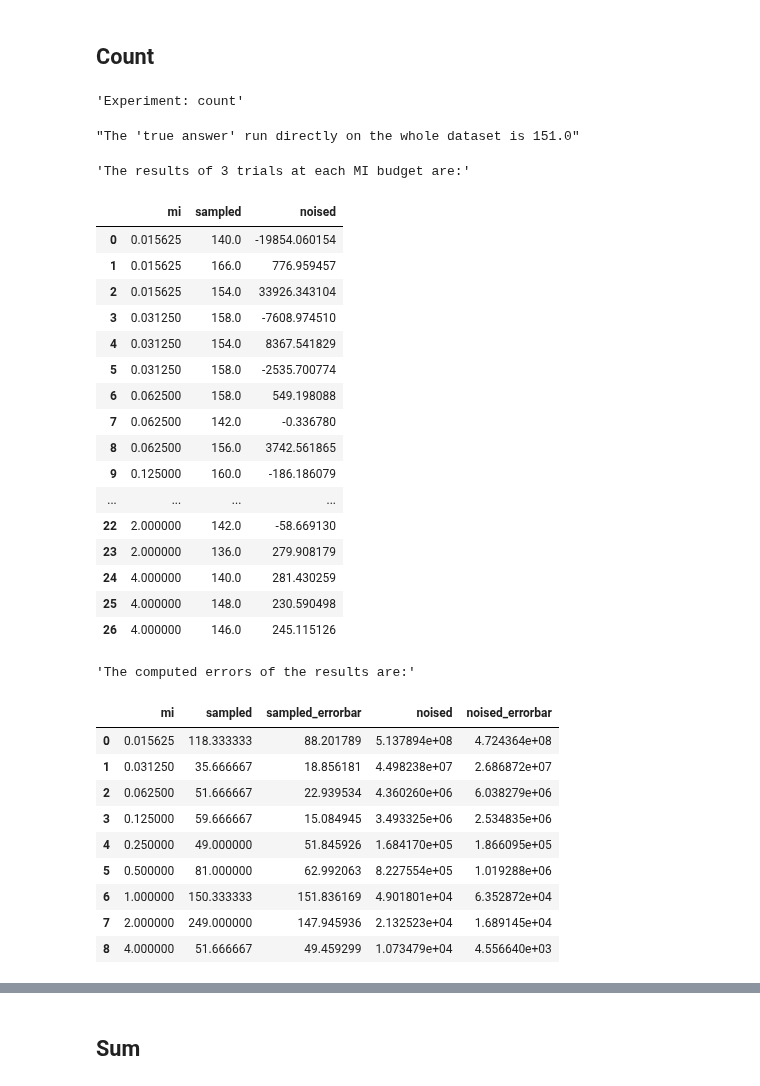
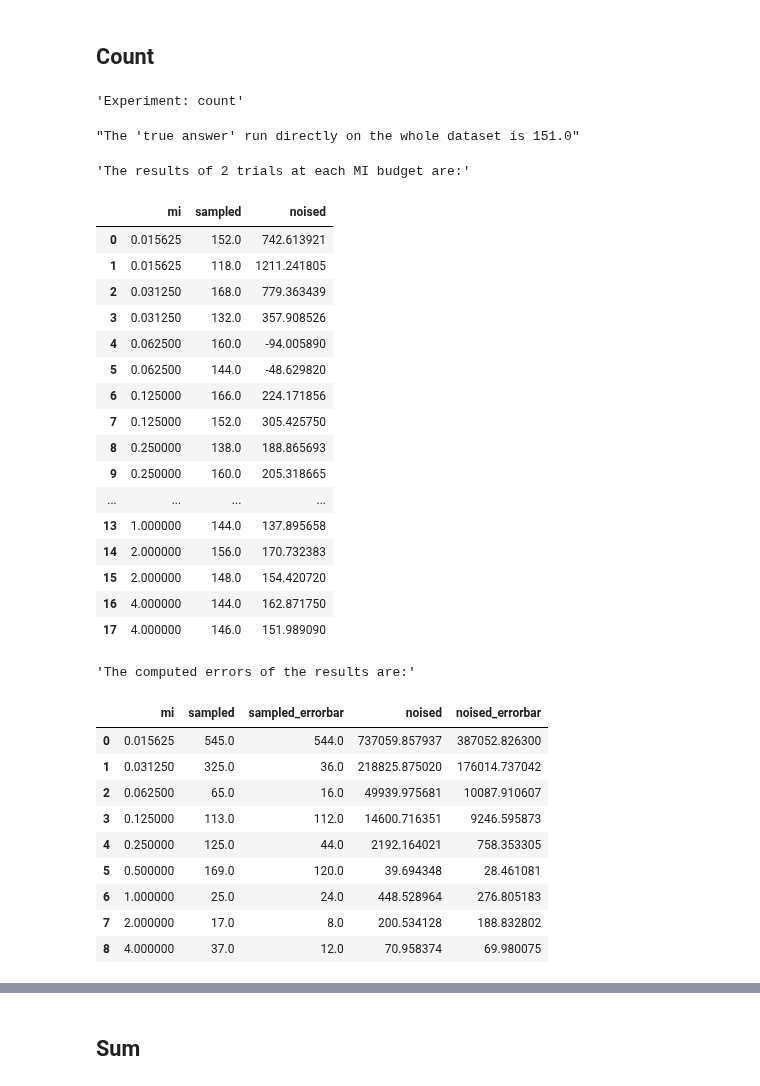
Before and after one commit to michaelnoguera/pacdb, a Jupyter notebook: benchmark.ipynb, the cells around one changed output, grey strips where cells are left out. Saved outputs shown, nothing was run; the diff lists cells and outputs as text; code cells hidden in the pictures.

```diff
--- a/benchmark.ipynb
+++ b/benchmark.ipynb
@@ -47,7 +43,7 @@ To adjust logging level use sc.setLogLevel(newLevel). For SparkR, use setLogLeve
 
 Source - https://archive.ics.uci.edu/dataset/320/student+performance
 # %%
-math_df = spark.read.csv("./data/student_performance/student-mat.csv", header=True, inferSchema=True, sep=";")
+math_df: pyspark.sql.DataFrame = spark.read.csv("./data/student_performance/student-mat.csv", header=True, inferSchema=True, sep=";")
 #portuguese_df = spark.read.csv("./data/student_performance/student-por.csv", header=True, inferSchema=True, sep=";")
 # %% [markdown]
 ## Defining the Benchmark
@@ -76,7 +72,6 @@ def run_experiment(df: pyspark.sql.DataFrame,
                    sample_size: int = 3,
                    sampling_rate: float = 0.5,
                    m: int = 10,
-                   tau: int = 1,
                    c: float = 1e-6):
     """
     Run an experiment to compare the accuracy of a query on a DataFrame with and without noise added.
@@ -88,7 +83,6 @@ def run_experiment(df: pyspark.sql.DataFrame,
         sample_size: number of samples per MI (re-runs whole PAC algorithm sample_size times)
         sampling_rate: fraction of data to sample in PAC sampling step
         m: privacy parameter / PAC input, number of times to run PAC sampling
-        tau: privacy parameter
         c: privacy parameter
     """
 
@@ -101,7 +95,7 @@ def run_experiment(df: pyspark.sql.DataFrame,
         """
         nonlocal df, query, sampling_rate
         return (PACDataFrame.fromDataFrame(df)
-                    .withOptions(PACOptions(trials = m, max_mi = mi, c = c, tau = tau))
+                    .withOptions(PACOptions(trials = m, max_mi = mi, c = c))
                     .withSamplerOptions(SamplerOptions(fraction=sampling_rate))
                     .withQuery(lambda x: query(x, sampling_rate)))
 
@@ -199,42 +193,44 @@ def run_experiment(df: pyspark.sql.DataFrame,
 # %%
 df = math_df.filter(math_df["absences"] >= 5)
 
 def query(df, sampling_rate):
     return float(df.count()) * (1./sampling_rate)
 
-run_experiment(df, query, "count", sample_size=3, sampling_rate=0.5, m=50, tau=1, c=1e-6)
+query(math_df, 1.)
+
+run_experiment(df, query, "count", sample_size=2, sampling_rate=0.5, m=10, c=1e-6)
 # %% [output]
 'Experiment: count'
 "The 'true answer' run directly on the whole dataset is 151.0"
-'The results of 3 trials at each MI budget are:'
+'The results of 2 trials at each MI budget are:'
 |  | mi | sampled | noised |
-| 0 | 0.015625 | 140.0 | -19854.060154 |
-| 1 | 0.015625 | 166.0 | 776.959457 |
-| 2 | 0.015625 | 154.0 | 33926.343104 |
-| 3 | 0.031250 | 158.0 | -7608.974510 |
-| 4 | 0.031250 | 154.0 | 8367.541829 |
-| 5 | 0.031250 | 158.0 | -2535.700774 |
-| 6 | 0.062500 | 158.0 | 549.198088 |
-| 7 | 0.062500 | 142.0 | -0.336780 |
-| 8 | 0.062500 | 156.0 | 3742.561865 |
-| 9 | 0.125000 | 160.0 | -186.186079 |
+| 0 | 0.015625 | 152.0 | 742.613921 |
+| 1 | 0.015625 | 118.0 | 1211.241805 |
+| 2 | 0.031250 | 168.0 | 779.363439 |
+| 3 | 0.031250 | 132.0 | 357.908526 |
+| 4 | 0.062500 | 160.0 | -94.005890 |
+| 5 | 0.062500 | 144.0 | -48.629820 |
+| 6 | 0.125000 | 166.0 | 224.171856 |
+| 7 | 0.125000 | 152.0 | 305.425750 |
+| 8 | 0.250000 | 138.0 | 188.865693 |
+| 9 | 0.250000 | 160.0 | 205.318665 |
 | ... | ... | ... | ... |
-| 22 | 2.000000 | 142.0 | -58.669130 |
-| 23 | 2.000000 | 136.0 | 279.908179 |
-| 24 | 4.000000 | 140.0 | 281.430259 |
-| 25 | 4.000000 | 148.0 | 230.590498 |
-| 26 | 4.000000 | 146.0 | 245.115126 |
+| 13 | 1.000000 | 144.0 | 137.895658 |
+| 14 | 2.000000 | 156.0 | 170.732383 |
+| 15 | 2.000000 | 148.0 | 154.420720 |
+| 16 | 4.000000 | 144.0 | 162.871750 |
+| 17 | 4.000000 | 146.0 | 151.989090 |
 'The computed errors of the results are:'
 |  | mi | sampled | sampled_errorbar | noised | noised_errorbar |
-| 0 | 0.015625 | 118.333333 | 88.201789 | 5.137894e+08 | 4.724364e+08 |
-| 1 | 0.031250 | 35.666667 | 18.856181 | 4.498238e+07 | 2.686872e+07 |
-| 2 | 0.062500 | 51.666667 | 22.939534 | 4.360260e+06 | 6.038279e+06 |
-| 3 | 0.125000 | 59.666667 | 15.084945 | 3.493325e+06 | 2.534835e+06 |
-| 4 | 0.250000 | 49.000000 | 51.845926 | 1.684170e+05 | 1.866095e+05 |
-| 5 | 0.500000 | 81.000000 | 62.992063 | 8.227554e+05 | 1.019288e+06 |
-| 6 | 1.000000 | 150.333333 | 151.836169 | 4.901801e+04 | 6.352872e+04 |
-| 7 | 2.000000 | 249.000000 | 147.945936 | 2.132523e+04 | 1.689145e+04 |
-| 8 | 4.000000 | 51.666667 | 49.459299 | 1.073479e+04 | 4.556640e+03 |
+| 0 | 0.015625 | 545.0 | 544.0 | 737059.857937 | 387052.826300 |
+| 1 | 0.031250 | 325.0 | 36.0 | 218825.875020 | 176014.737042 |
+| 2 | 0.062500 | 65.0 | 16.0 | 49939.975681 | 10087.910607 |
+| 3 | 0.125000 | 113.0 | 112.0 | 14600.716351 | 9246.595873 |
+| 4 | 0.250000 | 125.0 | 44.0 | 2192.164021 | 758.353305 |
+| 5 | 0.500000 | 169.0 | 120.0 | 39.694348 | 28.461081 |
+| 6 | 1.000000 | 25.0 | 24.0 | 448.528964 | 276.805183 |
+| 7 | 2.000000 | 17.0 | 8.0 | 200.534128 | 188.832802 |
+| 8 | 4.000000 | 37.0 | 12.0 | 70.958374 | 69.980075 |
 [drawing not drawn]
 # %% [markdown]
 ## Sum
```
Also changed, not shown: parts of 7 cells of this notebook, 5 other files.
